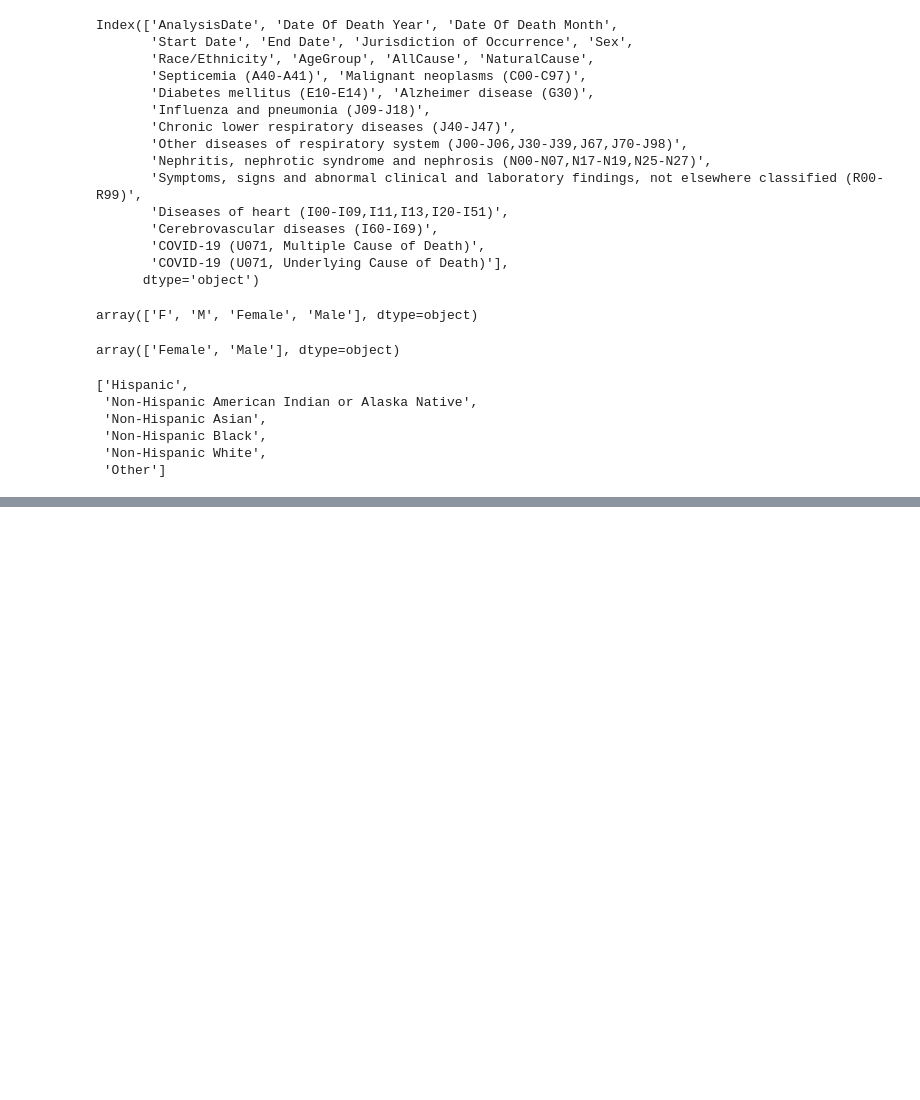
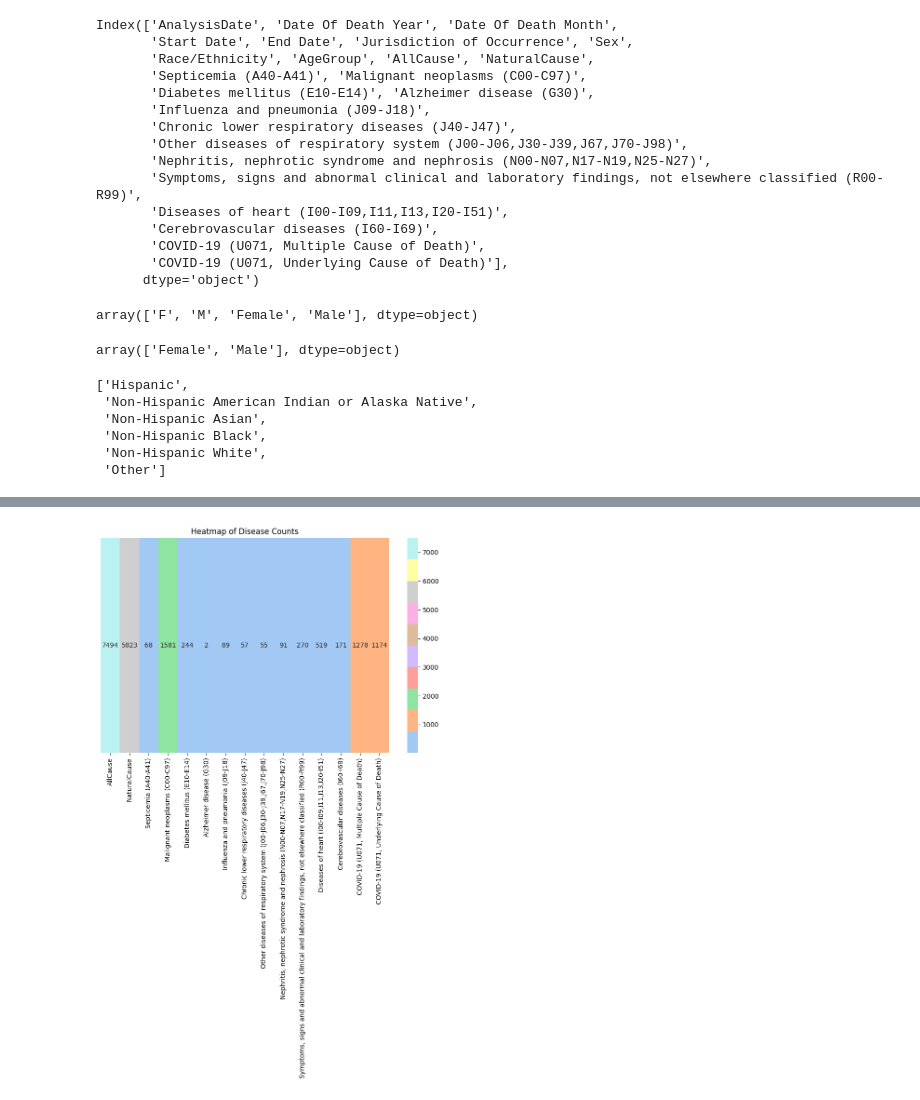
Before and after one commit to AshwinUnnikrishnan/AI-for-Human-Computer-Interaction, a Jupyter notebook: Assignment3/Assignment_3_2.ipynb, the cells around one changed output, grey strips where cells are left out. Drawn from its saved outputs; the diff is of its cells as text; code cells hidden in the pictures; blank space fills up the shorter version.

```diff
--- a/Assignment3/Assignment_3_2.ipynb
+++ b/Assignment3/Assignment_3_2.ipynb
@@ -100,0 +187,14 @@ Race: Hispanic
+# %%
+def create_histogram_age_group(df, columns_to_sum):
+    # Group by 'AgeGroup' and calculate the sum for the specified columns
+    result = df.groupby('AgeGroup')[columns_to_sum].sum().reset_index()
+
+    # Add a sorting column for custom sorting
+    result['SortingColumn'] = result['AgeGroup'].apply(lambda x: int(x[:2]) if x[:2].isdigit() else int(x[0]))
+    # Sort the DataFrame based on the "SortingColumn"
+    result = result.sort_values(by='SortingColumn', ascending=True)
+
+    # Remove the temporary column
+    result = result.drop(columns=['SortingColumn'])
+
+    return result
@@ -100,0 +245,25 @@ Race: Hispanic
+# %%
+def draw_heatmap(df, columns_to_sum, color):
+    # Calculate the sum for the specified columns
+    df = df.drop(columns=['AgeGroup'])
+
+    summed_values = df[columns_to_sum].sum()
+    counts = summed_values.values  # Convert to NumPy array
+    columns = summed_values.index  # Use index to get the labels
+
+    cmap = sns.color_palette(color, as_cmap=True)
+
+    # Create the heatmap
+    plt.figure(figsize=(10, 6))
+    ax = sns.heatmap(data=counts.reshape(1, -1), cmap=cmap, annot=True, fmt="d", xticklabels=columns, yticklabels=False)
+
+    # Rotate x-axis tick labels vertically
+    ax.set_xticklabels(ax.get_xticklabels(), rotation=90, ha="center")
+    plt.title('Heatmap of Disease Counts')
+
+    # Show the plot
+    plt.show()
+# %%
+draw_heatmap(result_E, disease_cols, "pastel")
+# %% [output]
+[figure, added]
```
Also changed, not shown: parts of 19 cells of this notebook.
